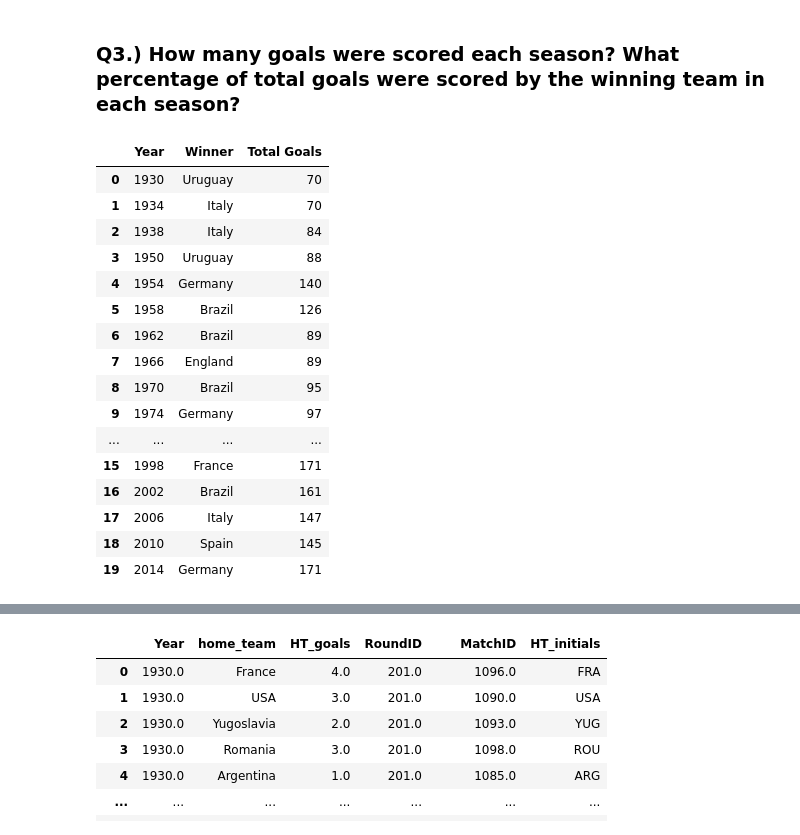
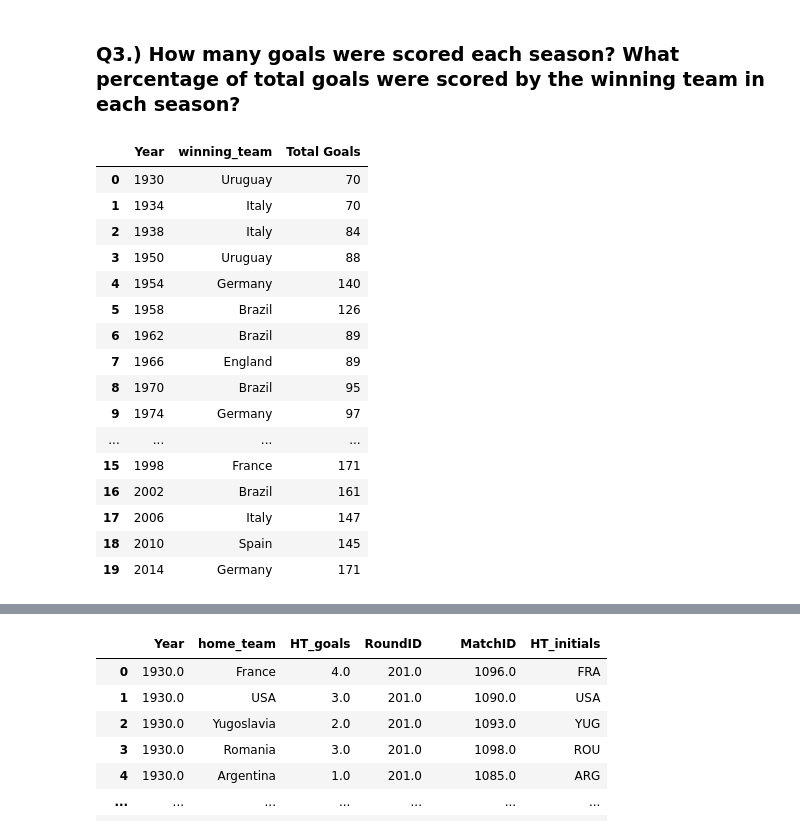
Before and after one commit to katieclayy/World-Cup-Matches-Analysis, a Jupyter notebook: notebook/WorldCupAnalysis.ipynb, the cells around one changed output, grey strips where cells are left out. Cells and saved outputs as stored; diff of their text form; code cells hidden in the pictures.

```diff
--- a/notebook/WorldCupAnalysis.ipynb
+++ b/notebook/WorldCupAnalysis.ipynb
@@ -385,10 +435,10 @@ Text(0.5, 1.0, 'Top 5 World Cup Champions')
 # %%
 total_goals = cups[['Year','Winner','GoalsScored']]
 #rename Columns
-total_goals = total_goals.rename(columns={'Year':'Year','Winner':'Winner','GoalsScored':'Total Goals'})
+total_goals = total_goals.rename(columns={'Year':'Year','Winner':'winning_team','GoalsScored':'Total Goals'})
 total_goals
 # %% [output]
-|  | Year | Winner | Total Goals |
+|  | Year | winning_team | Total Goals |
 | 0 | 1930 | Uruguay | 70 |
 | 1 | 1934 | Italy | 70 |
 | 2 | 1938 | Italy | 84 |
```
Also changed, not shown: parts of 60 cells of this notebook, 1 other file.
